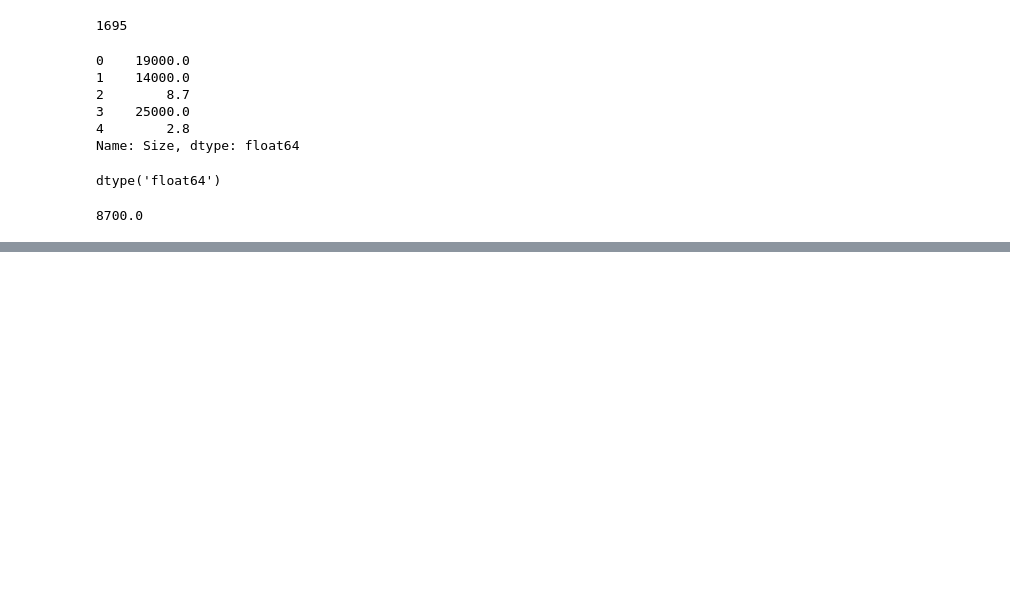
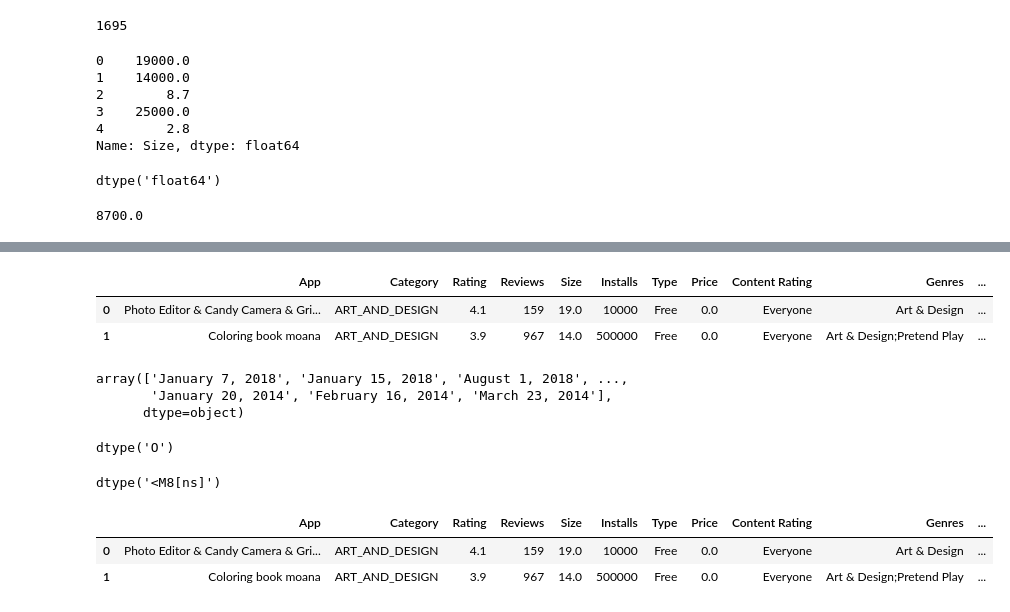
Before and after one commit to prasath9944/EDA, a Jupyter notebook: PlayStoreEDA_FE.ipynb, the cells around one changed output, grey strips where cells are left out. Drawn from its saved outputs; the diff is of its cells as text; code cells hidden in the pictures; blank space fills up the shorter version.

```diff
--- a/PlayStoreEDA_FE.ipynb
+++ b/PlayStoreEDA_FE.ipynb
@@ -297,0 +394,6 @@ df_copy['Size'][2]*1000
+# %%
+chars_to_remove=['+',',','$']
+cols_to_clean=['Installs','Price']
+for item in chars_to_remove:
+  for col in cols_to_clean:
+    df_copy[col]=df_copy[col].str.replace(item,'')
@@ -297,0 +422,3 @@ df_copy['Size'][2]*1000
+# %%
+df_copy['Installs']=df_copy['Installs'].astype('int')
+df_copy['Price']=df_copy['Price'].astype('float')
@@ -297,0 +448,16 @@ df_copy['Size'][2]*1000
+# %%
+df_copy.head(2)
+# %% [output]
+|  | App | Category | Rating | Reviews | Size | Installs | Type | Price | Content Rating | Genres | ... |
+| 0 | Photo Editor & Candy Camera & Gri... | ART_AND_DESIGN | 4.1 | 159 | 19.0 | 10000 | Free | 0.0 | Everyone | Art & Design | ... |
+| 1 | Coloring book moana | ART_AND_DESIGN | 3.9 | 967 | 14.0 | 500000 | Free | 0.0 | Everyone | Art & Design;Pretend Play | ... |
+# %%
+df_copy['Last Updated'].unique()
+# %% [output]
+array(['January 7, 2018', 'January 15, 2018', 'August 1, 2018', ...,
+       'January 20, 2014', 'February 16, 2014', 'March 23, 2014'],
+      dtype=object)
+# %%
+df_copy['Last Updated'].dtype
+# %% [output]
+dtype('O')
@@ -297,0 +466,10 @@ df_copy['Size'][2]*1000
+# %%
+df_copy['Last Updated'].dtype
+# %% [output]
+dtype('<M8[ns]')
+# %%
+df_copy.head(2)
+# %% [output]
+|  | App | Category | Rating | Reviews | Size | Installs | Type | Price | Content Rating | Genres | ... |
+| 0 | Photo Editor & Candy Camera & Gri... | ART_AND_DESIGN | 4.1 | 159 | 19.0 | 10000 | Free | 0.0 | Everyone | Art & Design | ... |
+| 1 | Coloring book moana | ART_AND_DESIGN | 3.9 | 967 | 14.0 | 500000 | Free | 0.0 | Everyone | Art & Design;Pretend Play | ... |
```
Also changed, not shown: parts of 23 cells of this notebook.
